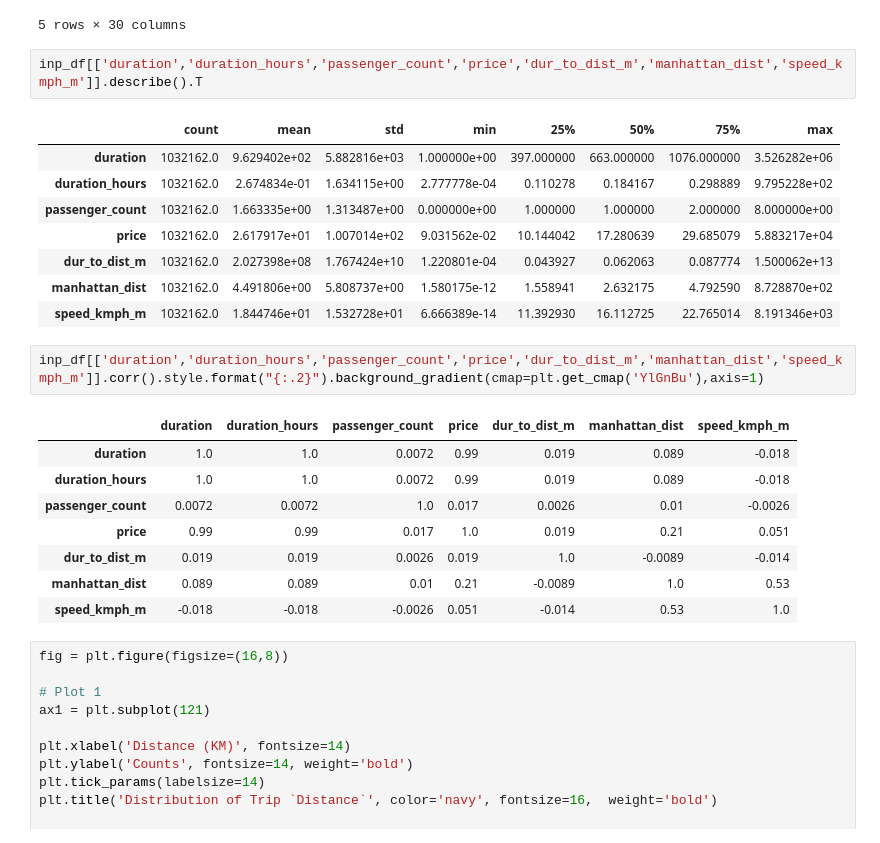
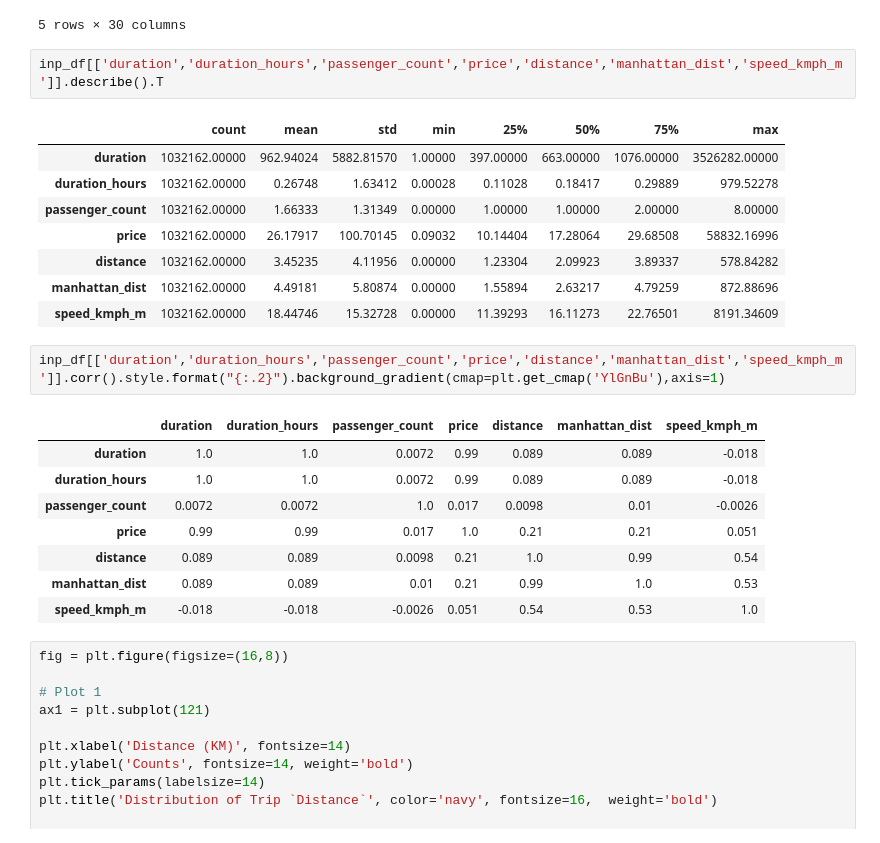
Before and after one commit to shwetanaren/Data-Product-Mgmt, a Jupyter notebook: 1. Taxi-rides_cleaning_analysis_visualisation.ipynb, the cells around one changed output. Saved outputs shown, nothing was run; the diff lists cells and outputs as text.

```diff
--- a/1. Taxi-rides_cleaning_analysis_visualisation.ipynb
+++ b/1. Taxi-rides_cleaning_analysis_visualisation.ipynb
@@ -691,27 +692,27 @@ None
 | 4 | 5 | id2892749 | 1 | 2016-01-18 15:24:00 | 2016-01-18 15:28:00 | 5 | -73.954666 | ... |
 5 rows × 30 columns
 # %%
-inp_df[['duration','duration_hours','passenger_count','price','dur_to_dist_m','manhattan_dist','speed_kmph_m']].describe().T
+inp_df[['duration','duration_hours','passenger_count','price','distance','manhattan_dist','speed_kmph_m']].describe().T
 # %% [output]
 |  | count | mean | std | min | 25% | 50% | 75% | max |
-| duration | 1032162.0 | 9.629402e+02 | 5.882816e+03 | 1.000000e+00 | 397.000000 | 663.000000 | 1076.000000 | 3.526282e+06 |
-| duration_hours | 1032162.0 | 2.674834e-01 | 1.634115e+00 | 2.777778e-04 | 0.110278 | 0.184167 | 0.298889 | 9.795228e+02 |
-| passenger_count | 1032162.0 | 1.663335e+00 | 1.313487e+00 | 0.000000e+00 | 1.000000 | 1.000000 | 2.000000 | 8.000000e+00 |
-| price | 1032162.0 | 2.617917e+01 | 1.007014e+02 | 9.031562e-02 | 10.144042 | 17.280639 | 29.685079 | 5.883217e+04 |
-| dur_to_dist_m | 1032162.0 | 2.027398e+08 | 1.767424e+10 | 1.220801e-04 | 0.043927 | 0.062063 | 0.087774 | 1.500062e+13 |
-| manhattan_dist | 1032162.0 | 4.491806e+00 | 5.808737e+00 | 1.580175e-12 | 1.558941 | 2.632175 | 4.792590 | 8.728870e+02 |
-| speed_kmph_m | 1032162.0 | 1.844746e+01 | 1.532728e+01 | 6.666389e-14 | 11.392930 | 16.112725 | 22.765014 | 8.191346e+03 |
+| duration | 1032162.00000 | 962.94024 | 5882.81570 | 1.00000 | 397.00000 | 663.00000 | 1076.00000 | 3526282.00000 |
+| duration_hours | 1032162.00000 | 0.26748 | 1.63412 | 0.00028 | 0.11028 | 0.18417 | 0.29889 | 979.52278 |
+| passenger_count | 1032162.00000 | 1.66333 | 1.31349 | 0.00000 | 1.00000 | 1.00000 | 2.00000 | 8.00000 |
+| price | 1032162.00000 | 26.17917 | 100.70145 | 0.09032 | 10.14404 | 17.28064 | 29.68508 | 58832.16996 |
+| distance | 1032162.00000 | 3.45235 | 4.11956 | 0.00000 | 1.23304 | 2.09923 | 3.89337 | 578.84282 |
+| manhattan_dist | 1032162.00000 | 4.49181 | 5.80874 | 0.00000 | 1.55894 | 2.63217 | 4.79259 | 872.88696 |
+| speed_kmph_m | 1032162.00000 | 18.44746 | 15.32728 | 0.00000 | 11.39293 | 16.11273 | 22.76501 | 8191.34609 |
 # %%
-inp_df[['duration','duration_hours','passenger_count','price','dur_to_dist_m','manhattan_dist','speed_kmph_m']].corr().style.format("{:.2}").background_gradient(cmap=plt.get_cmap('YlGnBu'),axis=1)
+inp_df[['duration','duration_hours','passenger_count','price','distance','manhattan_dist','speed_kmph_m']].corr().style.format("{:.2}").background_gradient(cmap=plt.get_cmap('YlGnBu'),axis=1)
 # %% [output]
-|  | duration | duration_hours | passenger_count | price | dur_to_dist_m | manhattan_dist | speed_kmph_m |
-| duration | 1.0 | 1.0 | 0.0072 | 0.99 | 0.019 | 0.089 | -0.018 |
-| duration_hours | 1.0 | 1.0 | 0.0072 | 0.99 | 0.019 | 0.089 | -0.018 |
-| passenger_count | 0.0072 | 0.0072 | 1.0 | 0.017 | 0.0026 | 0.01 | -0.0026 |
-| price | 0.99 | 0.99 | 0.017 | 1.0 | 0.019 | 0.21 | 0.051 |
-| dur_to_dist_m | 0.019 | 0.019 | 0.0026 | 0.019 | 1.0 | -0.0089 | -0.014 |
-| manhattan_dist | 0.089 | 0.089 | 0.01 | 0.21 | -0.0089 | 1.0 | 0.53 |
-| speed_kmph_m | -0.018 | -0.018 | -0.0026 | 0.051 | -0.014 | 0.53 | 1.0 |
+|  | duration | duration_hours | passenger_count | price | distance | manhattan_dist | speed_kmph_m |
+| duration | 1.0 | 1.0 | 0.0072 | 0.99 | 0.089 | 0.089 | -0.018 |
+| duration_hours | 1.0 | 1.0 | 0.0072 | 0.99 | 0.089 | 0.089 | -0.018 |
+| passenger_count | 0.0072 | 0.0072 | 1.0 | 0.017 | 0.0098 | 0.01 | -0.0026 |
+| price | 0.99 | 0.99 | 0.017 | 1.0 | 0.21 | 0.21 | 0.051 |
+| distance | 0.089 | 0.089 | 0.0098 | 0.21 | 1.0 | 0.99 | 0.54 |
+| manhattan_dist | 0.089 | 0.089 | 0.01 | 0.21 | 0.99 | 1.0 | 0.53 |
+| speed_kmph_m | -0.018 | -0.018 | -0.0026 | 0.051 | 0.54 | 0.53 | 1.0 |
 # %%
 fig = plt.figure(figsize=(16,8))
 
```
Also changed, not shown: parts of 9 cells of this notebook.
